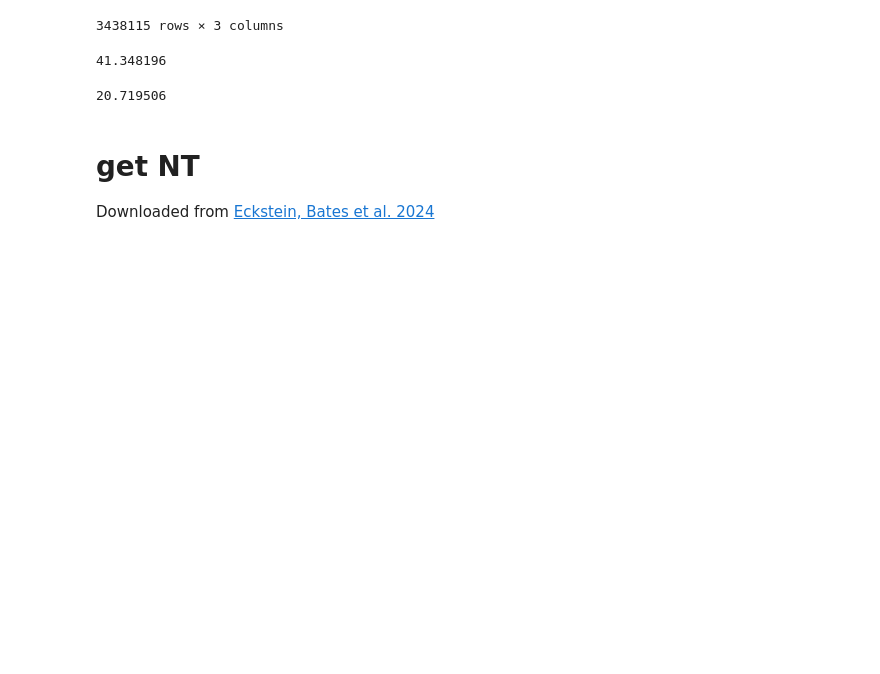
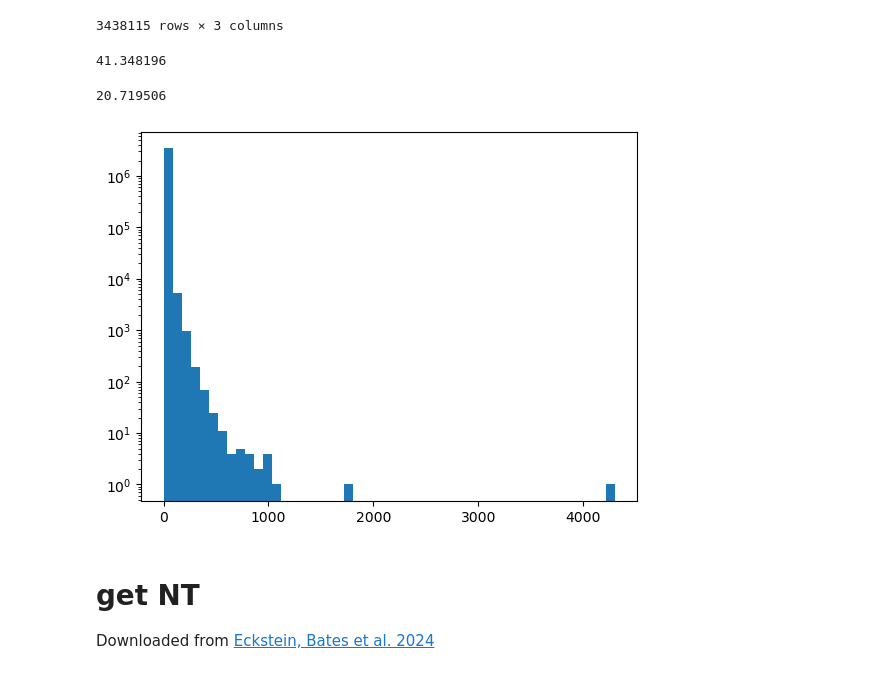
Before and after one commit to YijieYin/connectome_data_prep, a Jupyter notebook: hemibrain/dataprep_neuron.ipynb, the cells around one changed output. Drawn from its saved outputs; the diff is of its cells as text; code cells hidden in the pictures; blank space fills up the shorter version.

```diff
--- a/hemibrain/dataprep_neuron.ipynb
+++ b/hemibrain/dataprep_neuron.ipynb
@@ -122,6 +122,13 @@ csc_size += csc.indptr.nbytes  # Size of the index pointer array
 csc_size / 1e6
 # %% [output]
 20.719506
+# %%
+from matplotlib import pyplot as plt
+
+plt.hist(csc.data, bins=50)
+plt.yscale("log")
+# %% [output]
+[figure, added]
 # %%
 sp.sparse.save_npz("../data/hemibrain/hemibrain_neuron.npz", csc)
 # %% [markdown]
```
Also changed, not shown: parts of 1 cell of this notebook, 1 other file.
